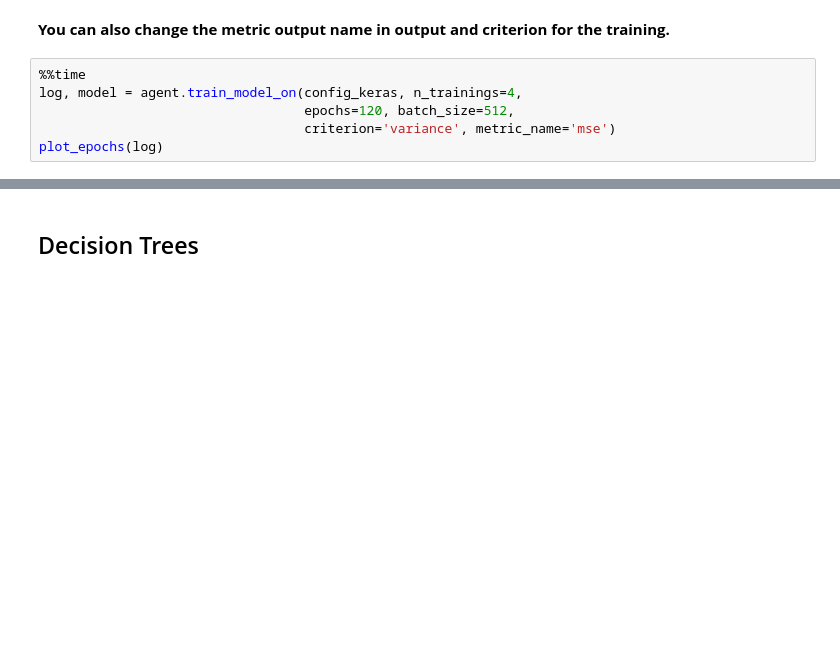
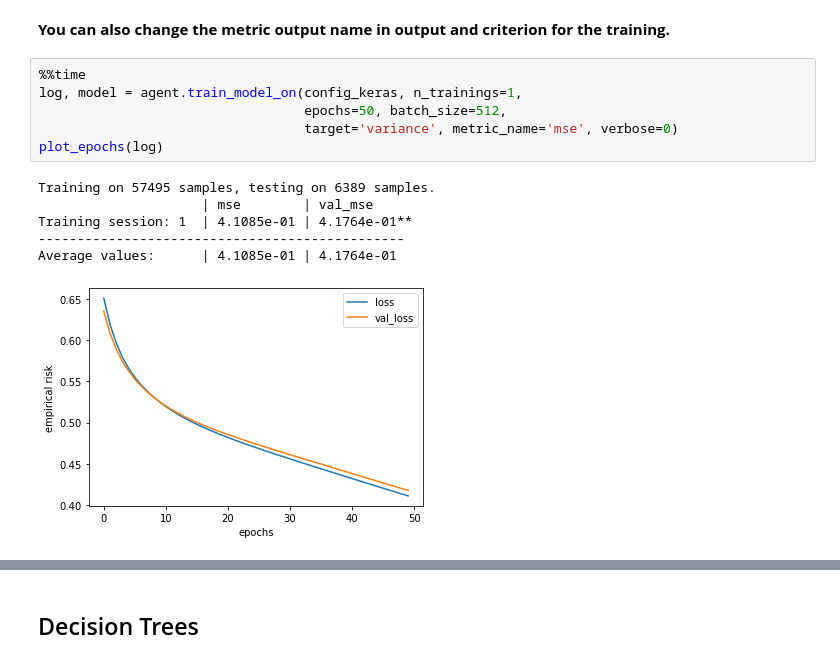
Before and after one commit to Abermal/BiVa, a Jupyter notebook: Example-classification.ipynb, the cells around one changed output, grey strips where cells are left out. Cells and saved outputs as stored; diff of their text form; blank space fills up the shorter version.

```diff
--- a/Example-classification.ipynb
+++ b/Example-classification.ipynb
@@ -639,7 +750,14 @@ Wall time: 3min 57s
 **You can also change the metric output name in output and criterion for the training.**
 # %%
 %%time
-log, model = agent.train_model_on(config_keras, n_trainings=4,
-                                  epochs=120, batch_size=512,
-                                  criterion='variance', metric_name='mse')
+log, model = agent.train_model_on(config_keras, n_trainings=1,
+                                  epochs=50, batch_size=512,
+                                  target='variance', metric_name='mse', verbose=0)
 plot_epochs(log)
+# %% [output]
+Training on 57495 samples, testing on 6389 samples.
+                     | mse        | val_mse
+Training session: 1  | 4.1085e-01 | 4.1764e-01**
+-----------------------------------------------
+Average values:      | 4.1085e-01 | 4.1764e-01
+[figure, added]
```
Also changed, not shown: parts of 74 cells of this notebook, 1 other file.
